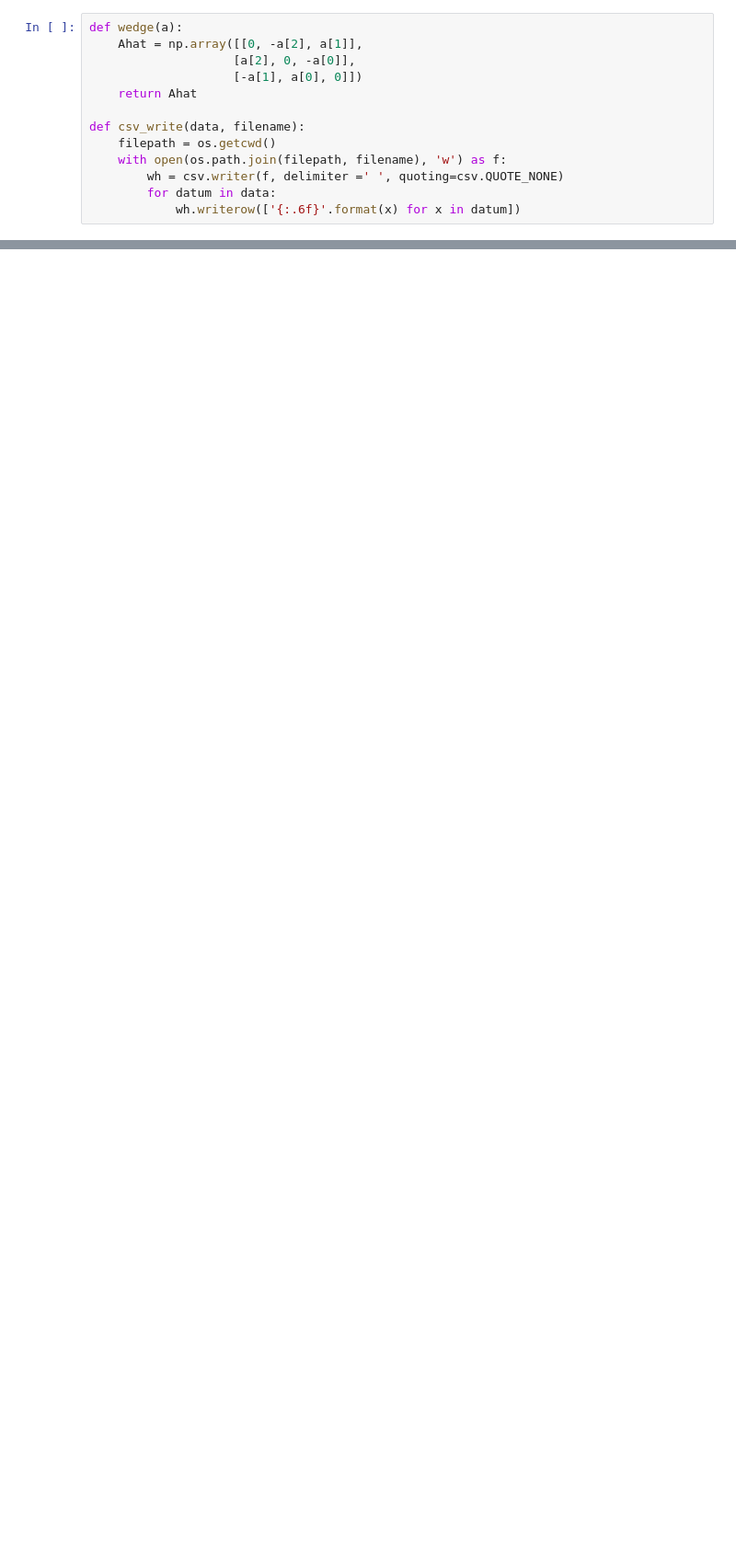
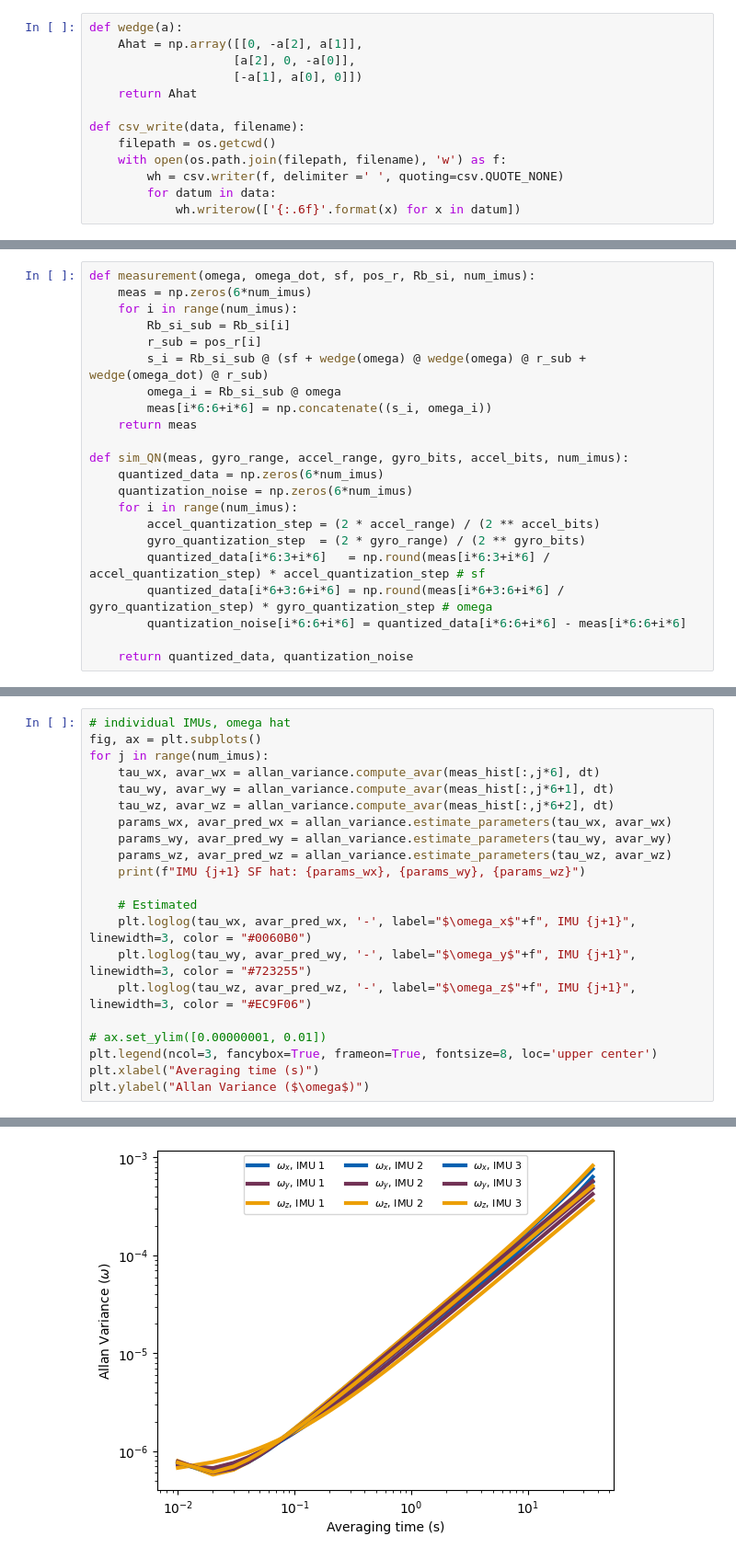
Before and after one commit to schoi355/multi_imu_fusion, a Jupyter notebook: code/gen_imu_data.ipynb, the cells around one changed output, grey strips where cells are left out. Shown: that part at 92% size. Drawn from its saved outputs; the diff is of its cells as text; blank space fills up the shorter version.

```diff
--- a/code/gen_imu_data.ipynb
+++ b/code/gen_imu_data.ipynb
@@ -93,0 +22,22 @@ csv_write(meas_hist, filename)
+# %%
+def measurement(omega, omega_dot, sf, pos_r, Rb_si, num_imus):
+    meas = np.zeros(6*num_imus)
+    for i in range(num_imus):
+        Rb_si_sub = Rb_si[i]
+        r_sub = pos_r[i]
+        s_i = Rb_si_sub @ (sf + wedge(omega) @ wedge(omega) @ r_sub + wedge(omega_dot) @ r_sub)
+        omega_i = Rb_si_sub @ omega
+        meas[i*6:6+i*6] = np.concatenate((s_i, omega_i))
+    return meas
+
+def sim_QN(meas, gyro_range, accel_range, gyro_bits, accel_bits, num_imus):
+    quantized_data = np.zeros(6*num_imus)
+    quantization_noise = np.zeros(6*num_imus)
+    for i in range(num_imus):
+        accel_quantization_step = (2 * accel_range) / (2 ** accel_bits)
+        gyro_quantization_step  = (2 * gyro_range) / (2 ** gyro_bits)
+        quantized_data[i*6:3+i*6]   = np.round(meas[i*6:3+i*6] / accel_quantization_step) * accel_quantization_step # sf
+        quantized_data[i*6+3:6+i*6] = np.round(meas[i*6+3:6+i*6] / gyro_quantization_step) * gyro_quantization_step # omega
+        quantization_noise[i*6:6+i*6] = quantized_data[i*6:6+i*6] - meas[i*6:6+i*6]
+
+    return quantized_data, quantization_noise
@@ -115,0 +132,22 @@ Text(0.5, 0, 'Time (s)')
+# %%
+# individual IMUs, omega hat
+fig, ax = plt.subplots()
+for j in range(num_imus):
+    tau_wx, avar_wx = allan_variance.compute_avar(meas_hist[:,j*6], dt)
+    tau_wy, avar_wy = allan_variance.compute_avar(meas_hist[:,j*6+1], dt)
+    tau_wz, avar_wz = allan_variance.compute_avar(meas_hist[:,j*6+2], dt)
+    params_wx, avar_pred_wx = allan_variance.estimate_parameters(tau_wx, avar_wx)
+    params_wy, avar_pred_wy = allan_variance.estimate_parameters(tau_wy, avar_wy)
+    params_wz, avar_pred_wz = allan_variance.estimate_parameters(tau_wz, avar_wz)
+    print(f"IMU {j+1} SF hat: {params_wx}, {params_wy}, {params_wz}")
+
+    # Estimated
+    plt.loglog(tau_wx, avar_pred_wx, '-', label="$\omega_x$"+f", IMU {j+1}", linewidth=3, color = "#0060B0")
+    plt.loglog(tau_wy, avar_pred_wy, '-', label="$\omega_y$"+f", IMU {j+1}", linewidth=3, color = "#723255")
+    plt.loglog(tau_wz, avar_pred_wz, '-', label="$\omega_z$"+f", IMU {j+1}", linewidth=3, color = "#EC9F06")
+
+# ax.set_ylim([0.00000001, 0.01])
+plt.legend(ncol=3, fancybox=True, frameon=True, fontsize=8, loc='upper center')
+plt.xlabel("Averaging time (s)")
+plt.ylabel("Allan Variance ($\omega$)")
+# %% [output]
@@ -115,0 +172 @@ Text(0.5, 0, 'Time (s)')
+[figure, added]
```
Also changed, not shown: parts of 9 cells of this notebook, 4 other files.
